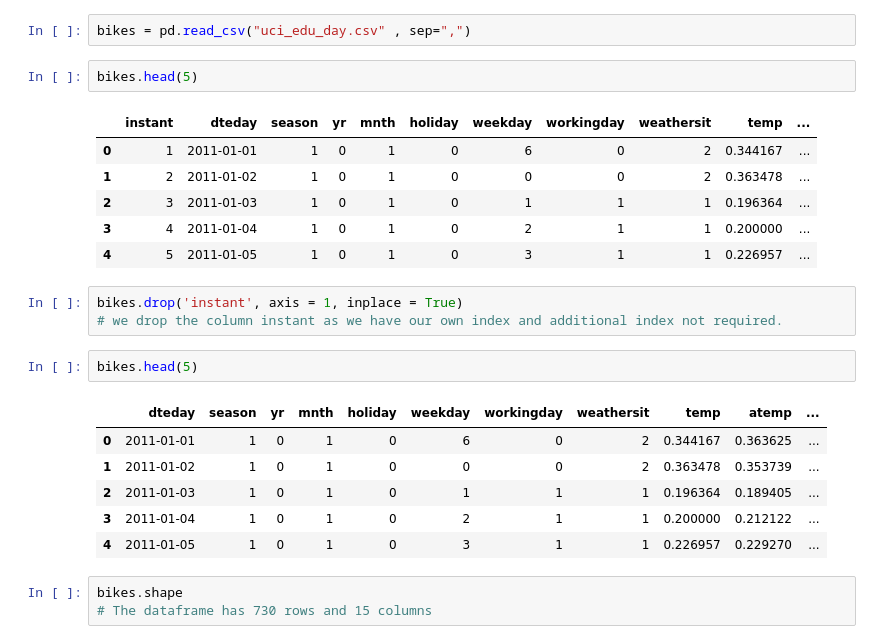
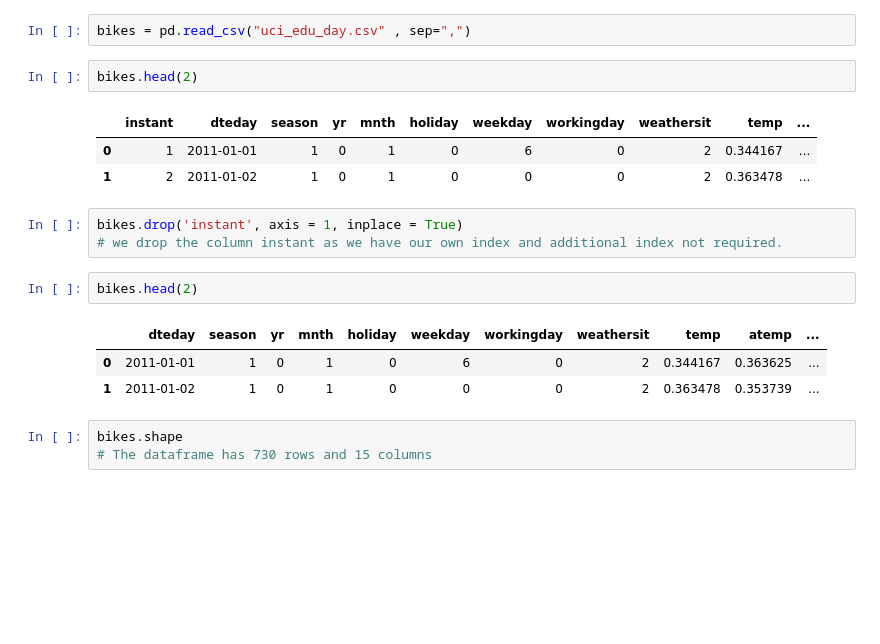
Before and after one commit to sfdatade/machine_learning_bikes_project, a Jupyter notebook: Capital_bikes_presentation.ipynb, the cells around one changed output. Saved outputs shown, nothing was run; the diff lists cells and outputs as text; blank space fills up the shorter version.

Commit message:
machine_learning_bikes_exercises_a22

```diff
--- a/Capital_bikes_presentation.ipynb
+++ b/Capital_bikes_presentation.ipynb
@@ -23,26 +23,20 @@ from sklearn.preprocessing import MinMaxScaler
 # %%
 bikes = pd.read_csv("uci_edu_day.csv" , sep=",")
 # %%
-bikes.head(5)
+bikes.head(2)
 # %% [output]
 |  | instant | dteday | season | yr | mnth | holiday | weekday | workingday | weathersit | temp | ... |
 | 0 | 1 | 2011-01-01 | 1 | 0 | 1 | 0 | 6 | 0 | 2 | 0.344167 | ... |
 | 1 | 2 | 2011-01-02 | 1 | 0 | 1 | 0 | 0 | 0 | 2 | 0.363478 | ... |
-| 2 | 3 | 2011-01-03 | 1 | 0 | 1 | 0 | 1 | 1 | 1 | 0.196364 | ... |
-| 3 | 4 | 2011-01-04 | 1 | 0 | 1 | 0 | 2 | 1 | 1 | 0.200000 | ... |
-| 4 | 5 | 2011-01-05 | 1 | 0 | 1 | 0 | 3 | 1 | 1 | 0.226957 | ... |
 # %%
 bikes.drop('instant', axis = 1, inplace = True)
 # we drop the column instant as we have our own index and additional index not required.
 # %%
-bikes.head(5)
+bikes.head(2)
 # %% [output]
 |  | dteday | season | yr | mnth | holiday | weekday | workingday | weathersit | temp | atemp | ... |
 | 0 | 2011-01-01 | 1 | 0 | 1 | 0 | 6 | 0 | 2 | 0.344167 | 0.363625 | ... |
 | 1 | 2011-01-02 | 1 | 0 | 1 | 0 | 0 | 0 | 2 | 0.363478 | 0.353739 | ... |
-| 2 | 2011-01-03 | 1 | 0 | 1 | 0 | 1 | 1 | 1 | 0.196364 | 0.189405 | ... |
-| 3 | 2011-01-04 | 1 | 0 | 1 | 0 | 2 | 1 | 1 | 0.200000 | 0.212122 | ... |
-| 4 | 2011-01-05 | 1 | 0 | 1 | 0 | 3 | 1 | 1 | 0.226957 | 0.229270 | ... |
 # %%
 bikes.shape
 # The dataframe has 730 rows and 15 columns
```
Also changed, not shown: parts of 5 cells of this notebook, 2 other files.
